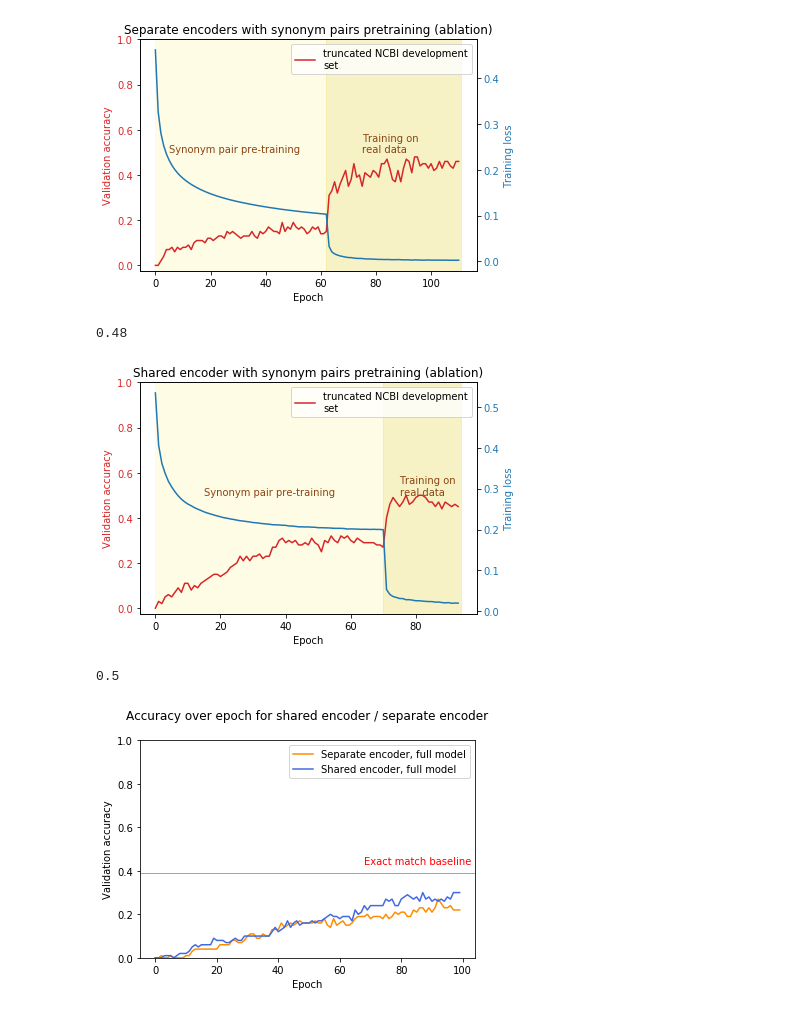
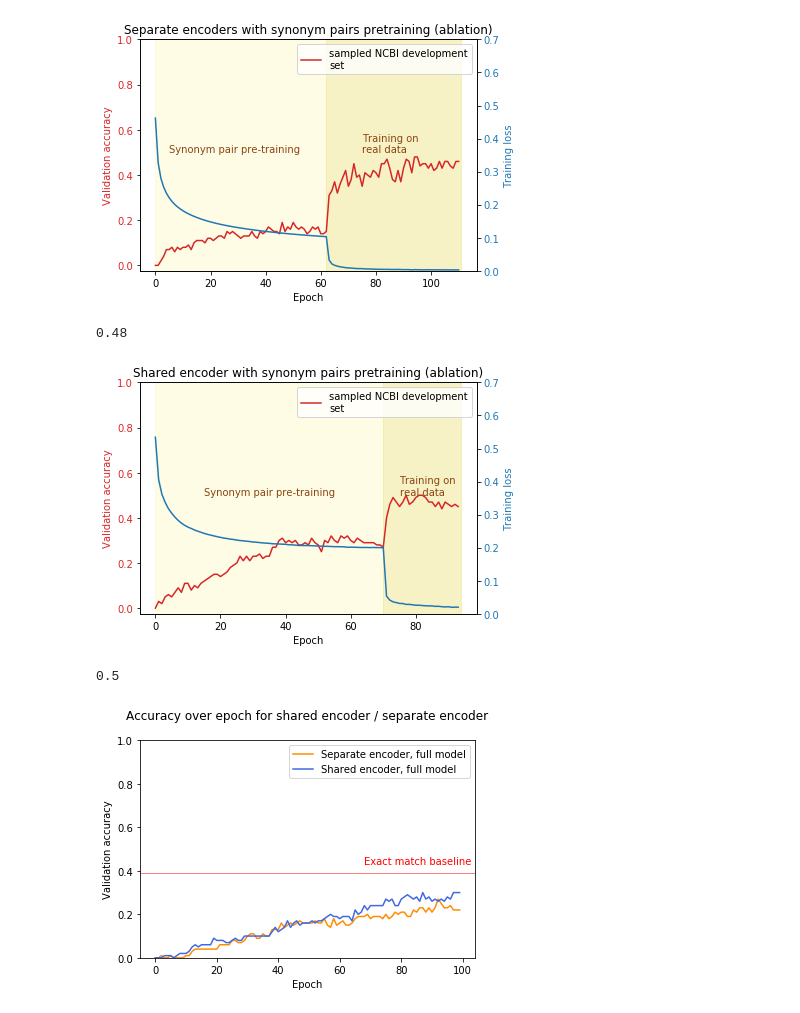
Before and after one commit to fshdnc/disease_normalization, a Jupyter notebook: src/expt_pretraining.ipynb, the cells around one changed output. Cells and saved outputs as stored; diff of their text form; code cells hidden in the pictures.

```diff
--- a/src/expt_pretraining.ipynb
+++ b/src/expt_pretraining.ipynb
@@ -399,7 +413,7 @@ fig, ax1 = plt.subplots()
 color = 'tab:red'
 ax1.set_xlabel('Epoch')
 ax1.set_ylabel('Validation accuracy', color=color)
-ax1.plot(acc_syn_sep_abl_dev_pretraining+acc_syn_sep_abl_dev_cont, color='tab:red',label='truncated NCBI development\nset')
+ax1.plot(acc_syn_sep_abl_dev_pretraining+acc_syn_sep_abl_dev_cont, color='tab:red',label='sampled NCBI development\nset')
 #ax1.plot(acc_sep_abl_syn, color='tab:pink',label='synthetic exact match\nvalidation data')
 ax1.tick_params(axis='y', labelcolor=color)
 plt.ylim(top=1)
@@ -409,7 +423,8 @@ plt.axvspan(len(acc_syn_sep_abl_dev_pretraining)-1,len(acc_syn_sep_abl_dev_pretr
 plt.text(5,0.5,'Synonym pair pre-training',color='saddlebrown')
 plt.text(75,0.5,'Training on\nreal data',color='saddlebrown')
 
-ax2 = ax1.twinx()  # instantiate a second axes that shares the same x-axis
+ax2 = ax1.twinx() # instantiate a second axes that shares the same x-axis
+ax2.set_ylim(0,0.7)
 
 color = 'tab:blue'
 ax2.set_ylabel('Training loss', color=color)  # we already handled the x-label with ax1
@@ -422,37 +437,38 @@ plt.show()
 
 print('\n{0}\n'.format(max(acc_syn_sep_abl_dev_pretraining+acc_syn_sep_abl_dev_cont)))
 
 # 20190423-101318, synonym pairs, architectue:shared encoder, ablation, continue training lr=0.00005, truncated dev set
 fig, ax1 = plt.subplots()
 
 color = 'tab:red'
 ax1.set_xlabel('Epoch')
 ax1.set_ylabel('Validation accuracy', color=color)
-ax1.plot(acc_syn_shared_abl_dev_pretraining+acc_syn_shared_abl_dev_cont, color='tab:red',label='truncated NCBI development\nset')
+ax1.plot(acc_syn_shared_abl_dev_pretraining+acc_syn_shared_abl_dev_cont, color='tab:red',label='sampled NCBI development\nset')
 ax1.tick_params(axis='y', labelcolor=color)
 plt.ylim(top=1)
 plt.legend(loc='upper right')
 plt.axvspan(0, len(acc_syn_shared_abl_dev_pretraining)-1, color='lemonchiffon', alpha=0.5)
 plt.axvspan(len(acc_syn_shared_abl_dev_pretraining)-1,len(acc_syn_shared_abl_dev_pretraining)+len(acc_syn_shared_abl_dev_cont), color='khaki', alpha=0.5)
 plt.text(15,0.5,'Synonym pair pre-training',color='saddlebrown')
 plt.text(75,0.5,'Training on\nreal data',color='saddlebrown')
 
 ax2 = ax1.twinx()  # instantiate a second axes that shares the same x-axis
+ax2.set_ylim(0,0.7)
 
 color = 'tab:blue'
 ax2.set_ylabel('Training loss', color=color)  # we already handled the x-label with ax1
 ax2.plot(trloss_syn_shared_abl_pretraining+trloss_syn_shared_abl_cont, color=color)
 ax2.tick_params(axis='y', labelcolor=color)
 
 fig.tight_layout()  # otherwise the right y-label is slightly clipped
 ax1.set_title('Shared encoder with synonym pairs pretraining (ablation)')
 plt.show()
 
 print('\n{0}\n'.format(max(acc_syn_shared_abl_dev_pretraining+acc_syn_shared_abl_dev_cont)))
 # %% [output]
-[figure, old version]
+[figure, new version]
 0.48
-[figure, old version]
+[figure, new version]
 0.5
 # %%
 %matplotlib inline
```
Also changed, not shown: parts of 5 cells of this notebook, 4 other files.
